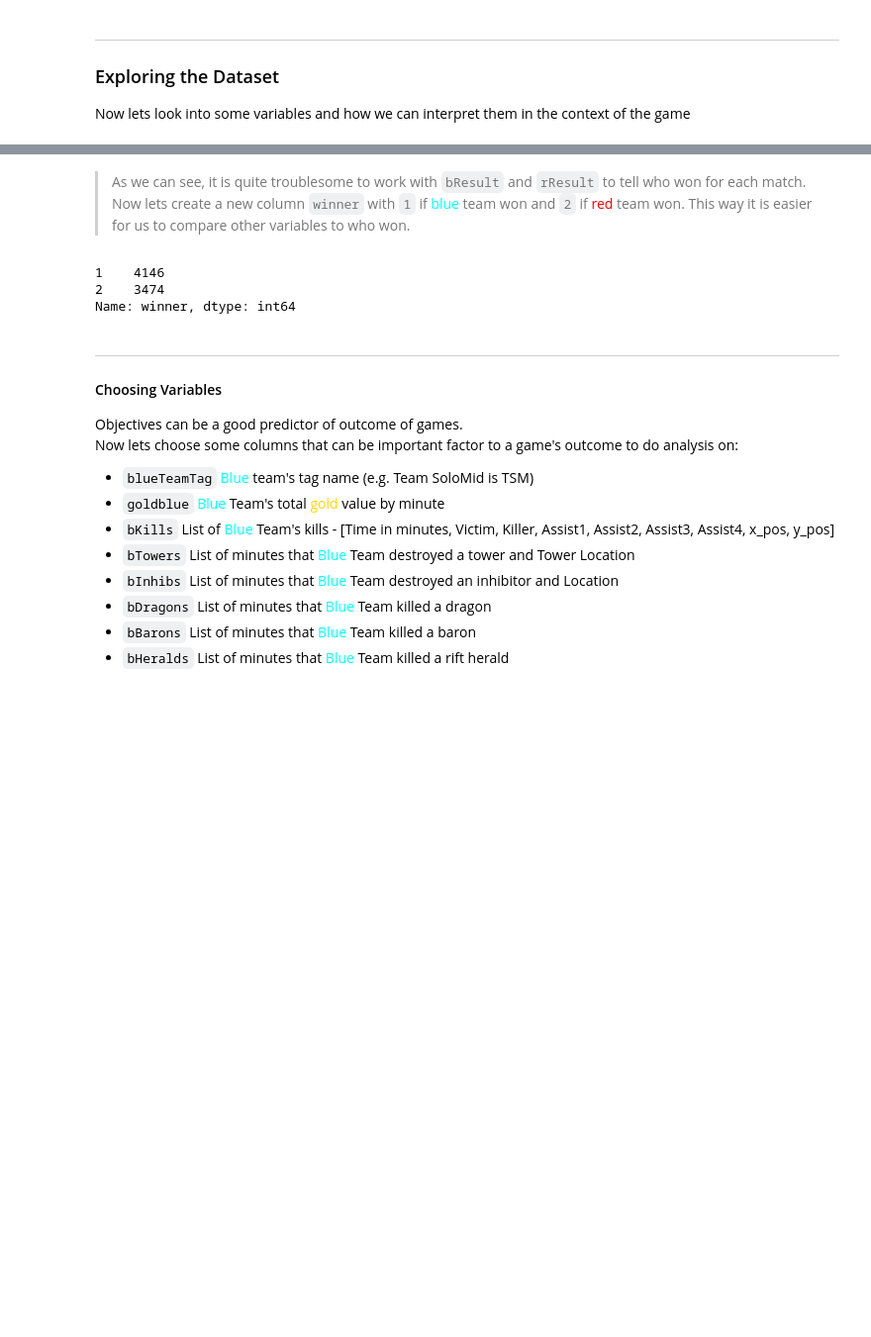
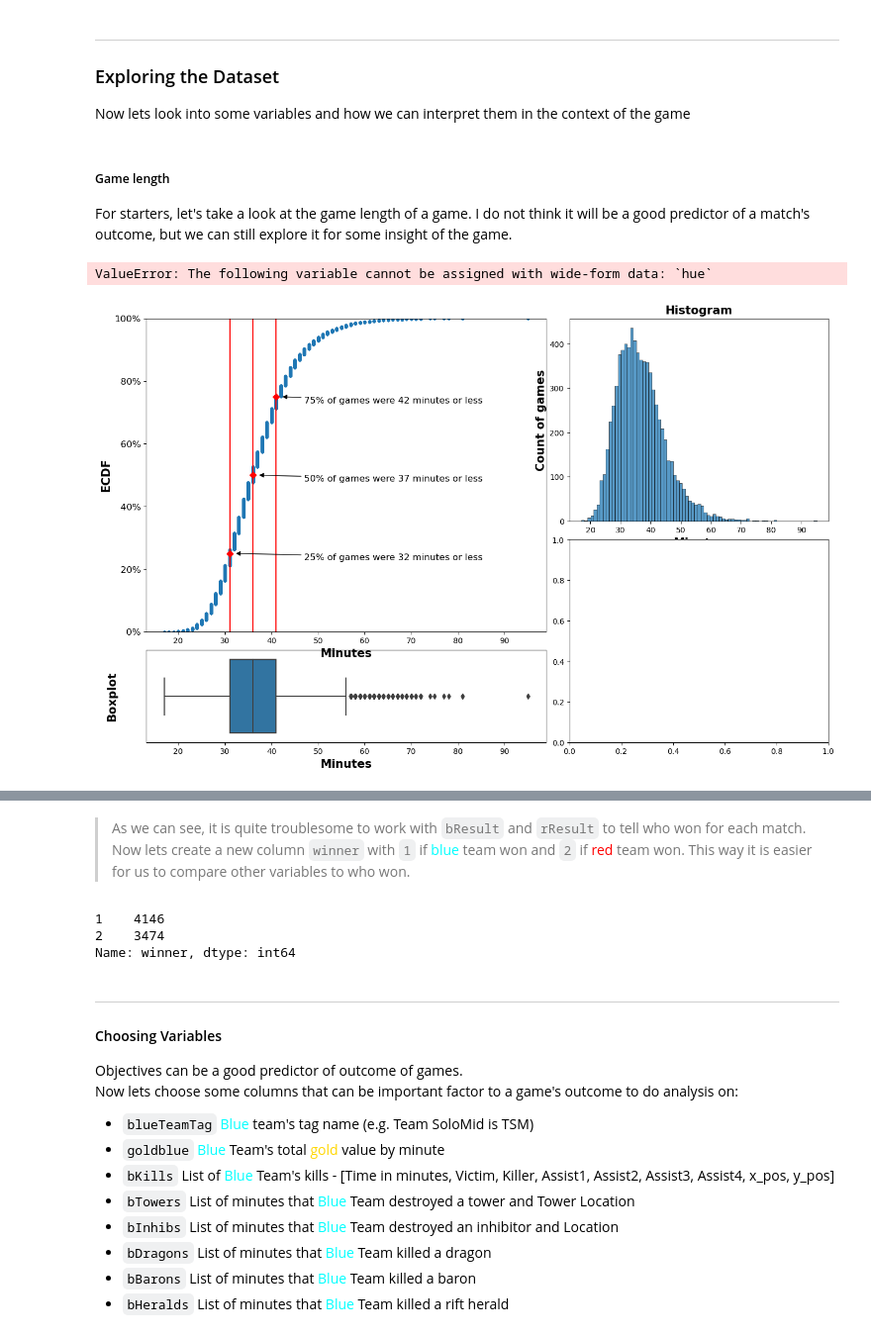
Before and after one commit to oscarqjh/NTU_SC1015_Project, a Jupyter notebook: EDA.ipynb, the cells around one changed output, grey strips where cells are left out. Shown at 99% size. Saved outputs shown, nothing was run; the diff lists cells and outputs as text; code cells hidden in the pictures; blank space fills up the shorter version.

```diff
--- a/EDA.ipynb
+++ b/EDA.ipynb
@@ -149,3 +151,65 @@ sns.countplot(data=league_data, x='Year', hue='League')
 ---
 ### Exploring the Dataset
 Now lets look into some variables and how we can interpret them in the context of the game
+# %% [markdown]
+##### Game length
+For starters, let's take a look at the game length of a game. I do not think it will be a good predictor of a match's outcome, but we can still explore it for some insight of the game.
+# %%
+length_df = league_data.copy(deep=True)
+plt.style.use('default')
+
+f, ax = plt.subplots(4, 5, figsize=(16, 10))
+colorp = sns.color_palette('rocket')
+
+# boxplot
+s1 = plt.subplot2grid((4,5), (3,0), colspan=3, rowspan=1)
+box = sns.boxplot(data=length_df['gamelength'], orient='h')
+plt.xlabel('Minutes', fontsize=15, fontweight='bold')       # Label x axis
+plt.ylabel('Boxplot\n\n', fontsize=15, fontweight='bold')   # Label y axis
+plt.yticks([])
+
+# ECDF plot
+s2 = plt.subplot2grid((4,5), (0,0), colspan=3, rowspan=3)
+percentiles = np.array([25, 50, 75])
+p = np.percentile(length_df['gamelength'], percentiles)                                 # Get percentiles with np arrays
+sns.ecdfplot(length_df['gamelength'], palette='rocket', marker='.', linestyle='none')   # plot ECDF plot
+plt.plot(p, percentiles/100, marker='D', color='red', linestyle='none')                 # plot marker at percentiles
+yvals = s2.get_yticks()
+s2.set_yticklabels(['{:3.0f}%'.format(y*100) for y in yvals])                           # set y ticks to be percentage
+plt.axvline(p[0], color='red')                                                          # plot vertical line at percentiles
+plt.axvline(p[1], color='red')                                                          # plot vertical line at percentiles
+plt.axvline(p[2], color='red')                                                          # plot vertical line at percentiles
+plt.yticks(fontsize=12)                                                                 # y tick font size
+plt.xlabel('Minutes', fontsize=15, fontweight='bold')                                   # Label x axis
+plt.ylabel('ECDF', fontsize=15, fontweight='bold')                                      # Label y axis
+plt.margins(0.05)                                                                       # shift graph to align with boxplot
+plt.annotate('25% of games were 32 minutes or less', xy=(32, .25), xytext=(47, .23), fontsize=12, arrowprops=dict(facecolor='black', arrowstyle='-|>')) # annotate the percentiles
+plt.annotate('50% of games were 37 minutes or less', xy=(37, .5), xytext=(47, .48), fontsize=12, arrowprops=dict(facecolor='black', arrowstyle='-|>'))  # annotate the percentiles
+plt.annotate('75% of games were 42 minutes or less', xy=(42, .75), xytext=(47, .73), fontsize=12, arrowprops=dict(facecolor='black', arrowstyle='-|>')) # annotate the percentiles
+
+# histogram
+s3 = plt.subplot2grid((4,5),(0,3), colspan=2, rowspan=2)
+sns.histplot(length_df['gamelength'])
+plt.xlabel('Minutes', fontsize=15, fontweight='bold')                                   # Label x axis
+plt.ylabel('Count of games', fontsize=15, fontweight='bold')                            # Label y axis
+plt.title('Histogram', fontsize=15, fontweight='bold' )                                 # set title
+
+
+# distplot
+pal = sns.color_palette('rocket')
+length_df['Year_cat'] = pd.Categorical(length_df.Year)
+s4 = plt.subplot2grid((4,5),(2,3), colspan=2, rowspan=2)
+# sns.kdeplot(length_df['gamelength'], hue=length_df['Year'])
+# sns.distplot((length_df['gamelength'][length_df['Year']==2016]), hist=False, color='y', label='2016')
+# sns.distplot(length_df['gamelength'],hue=length_df['Year'], hist=False, color='y', label='2016')
+sns.histplot(length_df['gamelength'], hue=length_df['Year'])
+yvals = s4.get_yticks()
+s4.set_yticklabels(['{:3.0f}%'.format(y*100) for y in yvals])
+
+
+
+plt.tight_layout()
+plt.show()
+# %% [output]
+ValueError: The following variable cannot be assigned with wide-form data: `hue`
+[figure, added]
```
Also changed, not shown: parts of 8 cells of this notebook.
